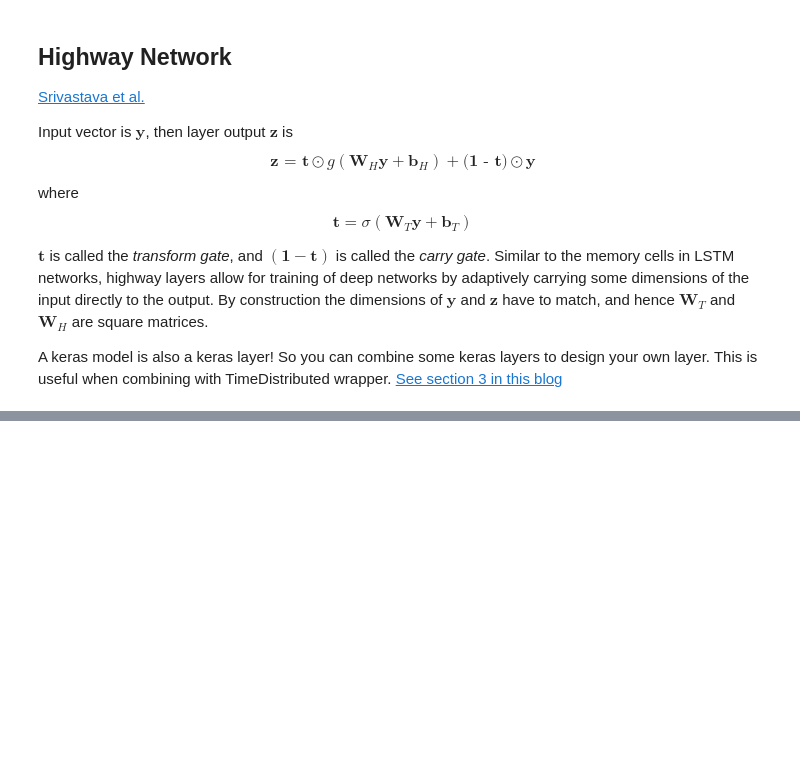
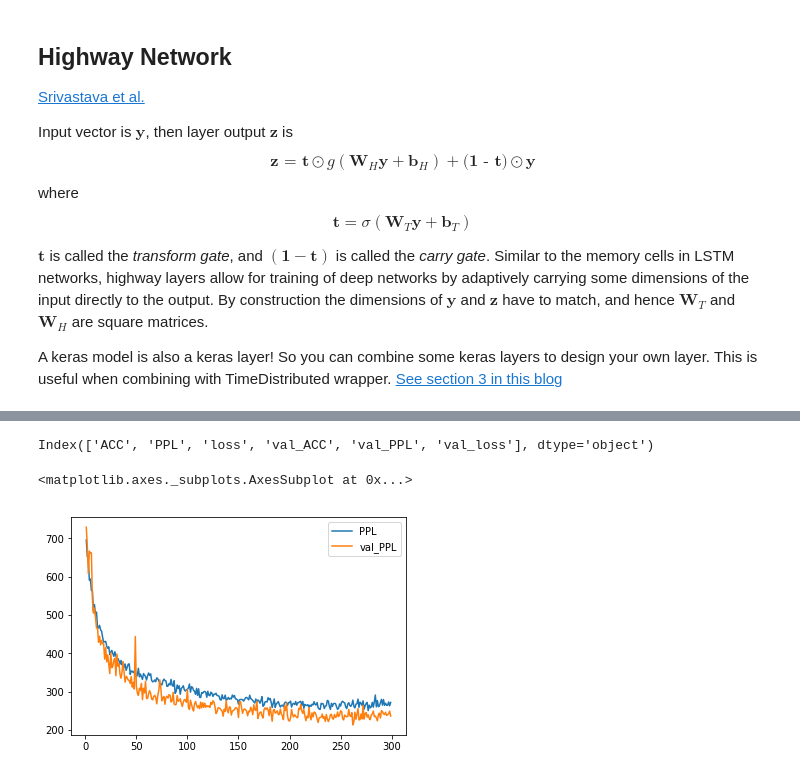
Before and after one commit to Randnx/Language_Modeling, a Jupyter notebook: Keras_Character_Aware_Neural_Language_Models.ipynb, the cells around one changed output, grey strips where cells are left out. Drawn from its saved outputs; the diff is of its cells as text; code cells hidden in the pictures; blank space fills up the shorter version.

Commit message:
Finish char aware model with Val_PPL about to 210

```diff
--- a/Keras_Character_Aware_Neural_Language_Models.ipynb
+++ b/Keras_Character_Aware_Neural_Language_Models.ipynb
@@ -555,2 +561,38 @@ Trainable params: 16,949,267
 Non-trainable params: 2,200
 __________________________________________________________________________________________________
+# %%
+# perplexity
+def PPL(y_true, y_pred):
+    return tf.exp(tf.reduce_mean(tf.keras.backend.categorical_crossentropy(y_true, y_pred)))
+
+def ACC(y_true, y_pred):
+    ACC = tf.equal(tf.argmax(y_true, axis = 2),
+                   tf.argmax(y_pred, axis = 2))
+    ACC = tf.cast(ACC, tf.float32)
+
+    return tf.reduce_mean(ACC)
+# %%
+from tensorflow.python.keras.optimizers import RMSprop
+
+optimizer = RMSprop(lr=opt.learing_rate)
+modelCAware.compile(loss='categorical_crossentropy', optimizer='rmsprop',metrics=[ACC, PPL])
+# %%
+from tensorflow.python.keras.callbacks import TensorBoard, ModelCheckpoint
+import os
+if not os.path.exists(local_path + 'model/'):
+    os.mkdir(local_path + 'model/')
+
+path_model = local_path + 'model/model.keras'
+tensorboard = TensorBoard(log_dir='log')
+checkpoint = ModelCheckpoint(filepath=path_model, verbose=1,
+                             monitor='val_PPL',mode='min' ,save_best_only='True')
+# path_model = local_path + 'model/model.keras'
+# model.save(path_model)
+
+callback_lists=[tensorboard,checkpoint]
+# %%
+hist = modelCAware.fit_generator(generator=gen_char_word(batch_size=opt.batch_size),
+                           steps_per_epoch=50, epochs=300,
+                           callbacks=callback_lists,
+                           validation_data=gen_char_word(batch_size=opt.batch_size, dataset='valid'),
+                           validation_steps=30)
@@ -556,0 +617,8 @@ ________________________________________________________________________________
+# %%
+history = pd.DataFrame(hist.history)
+print(history.columns)
+history.loc[1:,['PPL','val_PPL']].plot()
+# %% [output]
+Index(['ACC', 'PPL', 'loss', 'val_ACC', 'val_PPL', 'val_loss'], dtype='object')
+<matplotlib.axes._subplots.AxesSubplot at 0x...>
+[figure, added]
```
Also changed, not shown: parts of 9 cells of this notebook.
